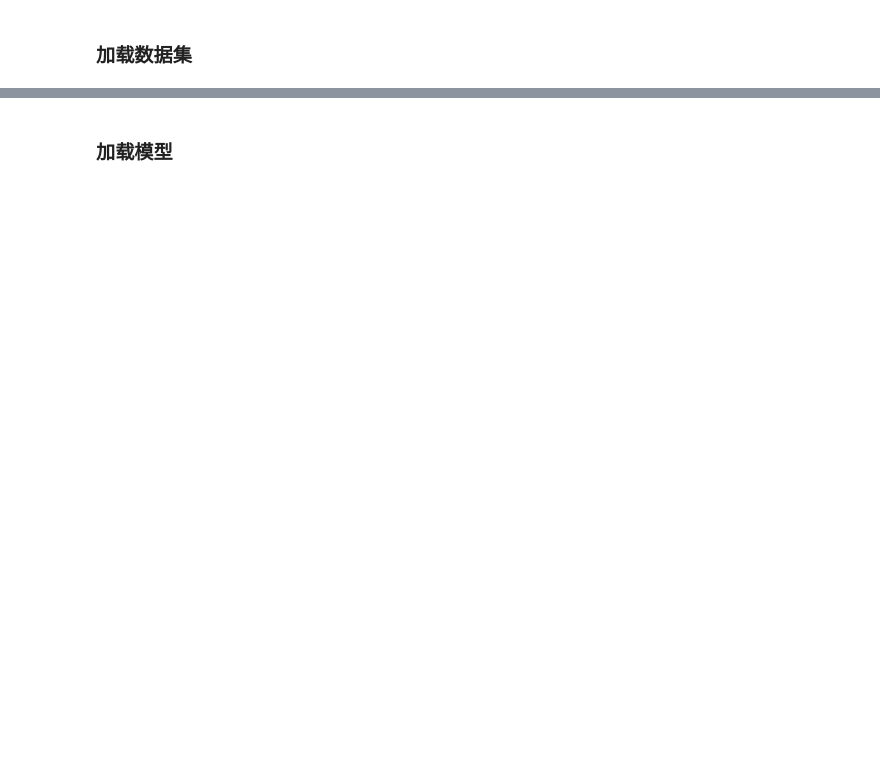
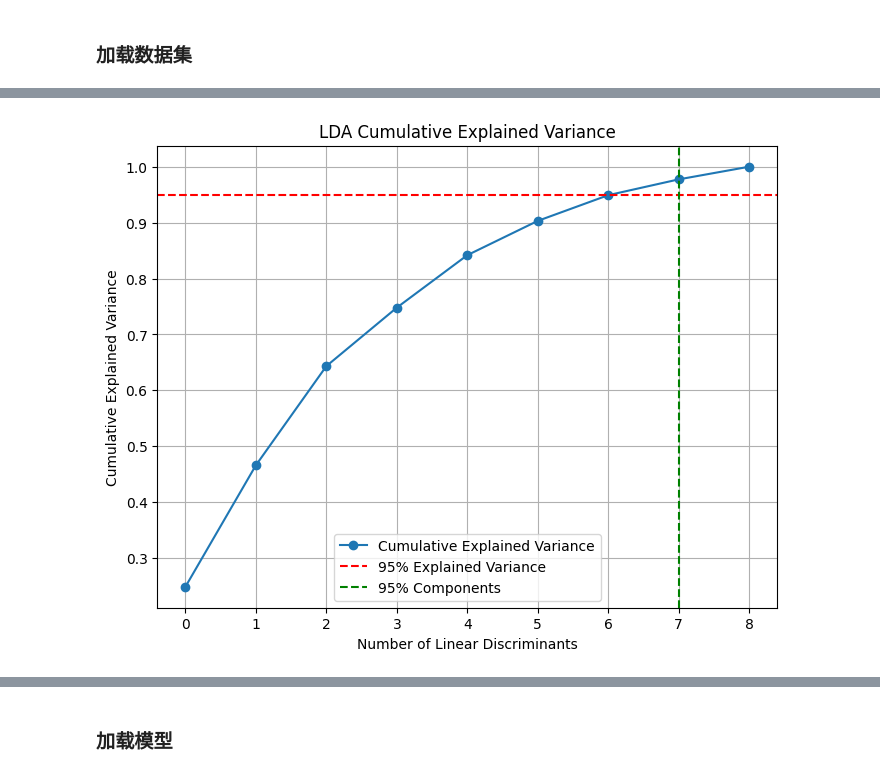
Before and after one commit to shirohasuki/KAN, a Jupyter notebook: demo/different_tasks/mnist.ipynb, the cells around one changed output, grey strips where cells are left out. Cells and saved outputs as stored; diff of their text form; code cells hidden in the pictures; blank space fills up the shorter version.

```diff
--- a/demo/different_tasks/mnist.ipynb
+++ b/demo/different_tasks/mnist.ipynb
@@ -15,0 +106,88 @@ MNIST path: /home/shiroha/Code/Frontend/KAN/datasets/mnist
+# %%
+import numpy as np
+import matplotlib.pyplot as plt
+from sklearn.discriminant_analysis import LinearDiscriminantAnalysis as LDA
+import torch
+from torch.utils.data import Dataset, DataLoader
+
+# 定义一个新的 Dataset 包装 LDA 处理后的数据
+class LDADataset(Dataset):
+    def __init__(self, data, targets):
+        self.data = torch.tensor(data, dtype=torch.float32)
+        self.targets = torch.tensor(targets, dtype=torch.long)
+
+    def __len__(self):
+        return len(self.targets)
+
+    def __getitem__(self, idx):
+        return self.data[idx], self.targets[idx]
+
+# 绘制 LDA 累积方差曲线
+def plot_lda_variance(train_loader):
+    # 提取训练数据和标签并展平
+    train_data = []
+    train_targets = []
+    for data, target in train_loader:
+        train_data.append(data.view(data.size(0), -1).numpy())
+        train_targets.append(target.numpy())
+    train_data = np.vstack(train_data)
+    train_targets = np.concatenate(train_targets)
+
+    # 计算 LDA
+    lda = LDA()
+    lda.fit(train_data, train_targets)
+    explained_variance_ratio = np.cumsum(lda.explained_variance_ratio_)
+
+    # 绘图
+    plt.figure(figsize=(8, 6))
+    plt.plot(explained_variance_ratio, marker='o', linestyle='-', label='Cumulative Explained Variance')
+    plt.axhline(y=0.95, color='r', linestyle='--', label='95% Explained Variance')
+    plt.axvline(x=np.argmax(explained_variance_ratio >= 0.95), color='g', linestyle='--', label='95% Components')
+    plt.title('LDA Cumulative Explained Variance')
+    plt.xlabel('Number of Linear Discriminants')
+    plt.ylabel('Cumulative Explained Variance')
+    plt.legend()
+    plt.grid(True)
+    plt.show()
+
+# 添加 LDA 处理逻辑
+def apply_lda(train_loader, test_loader, n_components):
+    # 提取训练数据和标签
+    train_data = []
+    train_targets = []
+    for data, target in train_loader:
+        train_data.append(data.view(data.size(0), -1).numpy())
+        train_targets.append(target.numpy())
+    train_data = np.vstack(train_data)
+    train_targets = np.concatenate(train_targets)
+
+    test_data = []
+    test_targets = []
+    for data, target in test_loader:
+        test_data.append(data.view(data.size(0), -1).numpy())
+        test_targets.append(target.numpy())
+    test_data = np.vstack(test_data)
+    test_targets = np.concatenate(test_targets)
+
+    # 拟合 LDA
+    lda = LDA(n_components=n_components)
+    train_data_lda = lda.fit_transform(train_data, train_targets)
+    test_data_lda = lda.transform(test_data)
+
+    # 包装为 DataLoader
+    train_lda_loader = DataLoader(LDADataset(train_data_lda, train_targets), batch_size=train_loader.batch_size, shuffle=True)
+    test_lda_loader = DataLoader(LDADataset(test_data_lda, test_targets), batch_size=test_loader.batch_size, shuffle=False)
+
+    return train_lda_loader, test_lda_loader
+
+train_loader, test_loader = dataset_manager.mnist_dataset()
+
+# 绘制 LDA 累积方差曲线
+plot_lda_variance(train_loader)
+
+# 使用前 9 个线性判别向量（适合 MNIST 10 个类别）
+train_lda_loader, test_lda_loader = apply_lda(train_loader, test_loader, n_components=9)
+
+train_loader, test_loader = train_lda_loader, test_lda_loader
+# %% [output]
+[figure, added]
```
Also changed, not shown: parts of 15 cells of this notebook, 40 other files.
